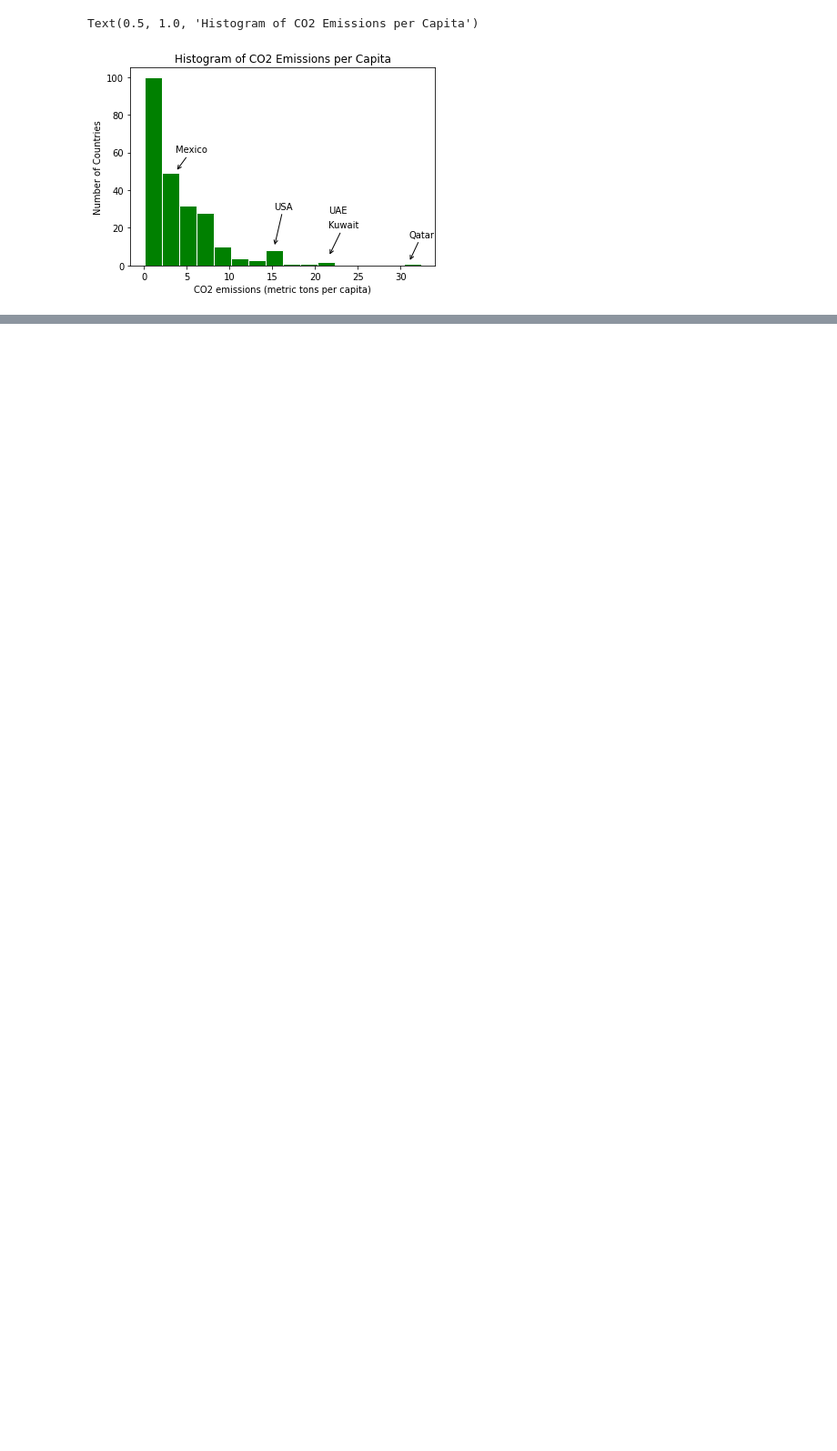
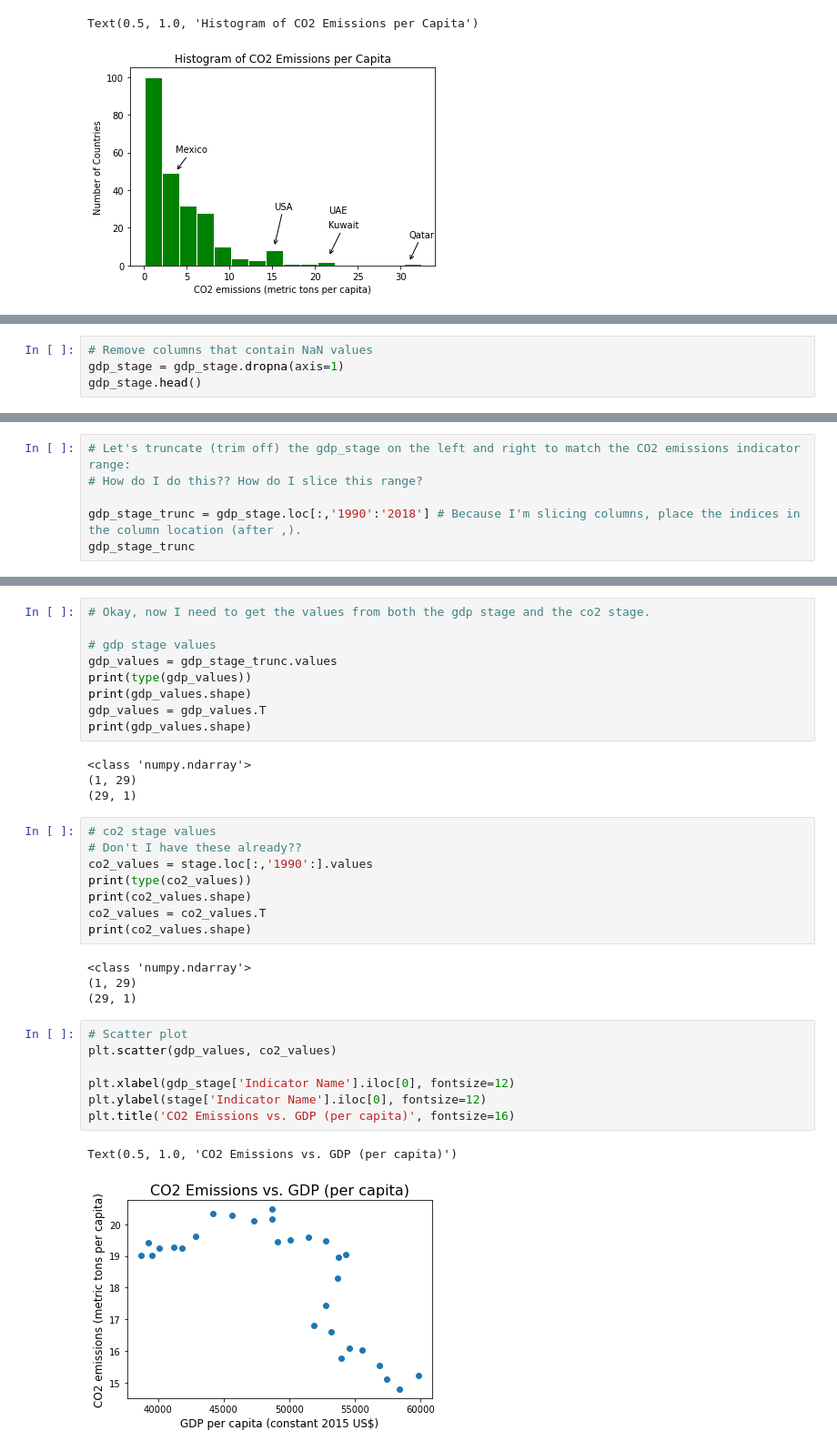
Before and after one commit to mannyjrod/ANA500, a Jupyter notebook: Intro_Matplotlib.ipynb, the cells around one changed output, grey strips where cells are left out. Shown: that part at 91% size. Cells and saved outputs as stored; diff of their text form; blank space fills up the shorter version.

```diff
--- a/Intro_Matplotlib.ipynb
+++ b/Intro_Matplotlib.ipynb
@@ -912,0 +669,4 @@ plt.bar(x,y)
+# %%
+# Remove columns that contain NaN values
+gdp_stage = gdp_stage.dropna(axis=1)
+gdp_stage.head()
@@ -912,0 +778,6 @@ plt.bar(x,y)
+# %%
+# Let's truncate (trim off) the gdp_stage on the left and right to match the CO2 emissions indicator range:
+# How do I do this?? How do I slice this range?
+
+gdp_stage_trunc = gdp_stage.loc[:,'1990':'2018'] # Because I'm slicing columns, place the indices in the column location (after ,).
+gdp_stage_trunc
@@ -912,0 +794,35 @@ plt.bar(x,y)
+# %%
+# Okay, now I need to get the values from both the gdp stage and the co2 stage.
+
+# gdp stage values
+gdp_values = gdp_stage_trunc.values
+print(type(gdp_values))
+print(gdp_values.shape)
+gdp_values = gdp_values.T
+print(gdp_values.shape)
+# %% [output]
+<class 'numpy.ndarray'>
+(1, 29)
+(29, 1)
+# %%
+# co2 stage values
+# Don't I have these already??
+co2_values = stage.loc[:,'1990':].values
+print(type(co2_values))
+print(co2_values.shape)
+co2_values = co2_values.T
+print(co2_values.shape)
+# %% [output]
+<class 'numpy.ndarray'>
+(1, 29)
+(29, 1)
+# %%
+# Scatter plot
+plt.scatter(gdp_values, co2_values)
+
+plt.xlabel(gdp_stage['Indicator Name'].iloc[0], fontsize=12)
+plt.ylabel(stage['Indicator Name'].iloc[0], fontsize=12)
+plt.title('CO2 Emissions vs. GDP (per capita)', fontsize=16)
+# %% [output]
+Text(0.5, 1.0, 'CO2 Emissions vs. GDP (per capita)')
+[figure, added]
```
Also changed, not shown: parts of 83 cells of this notebook, 1 other file.
